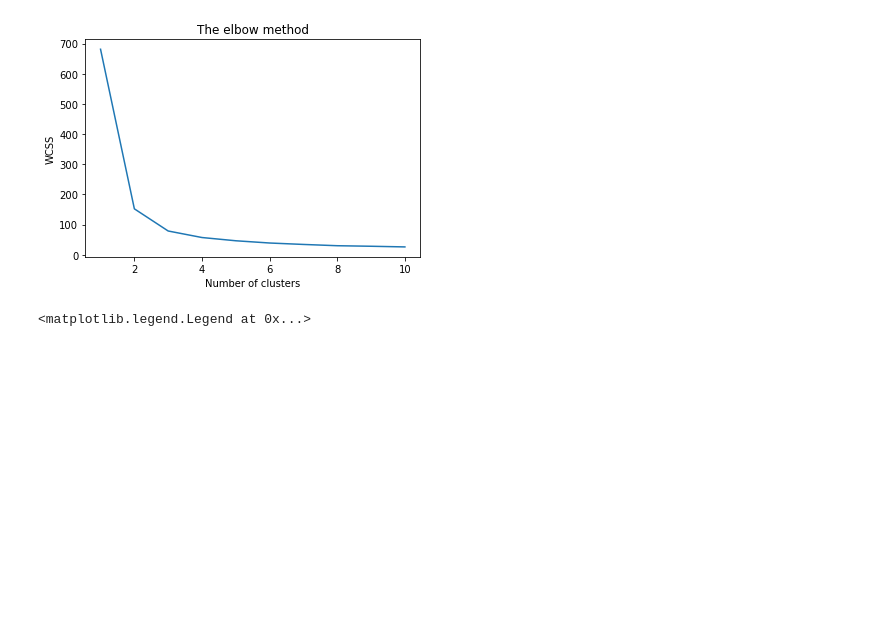
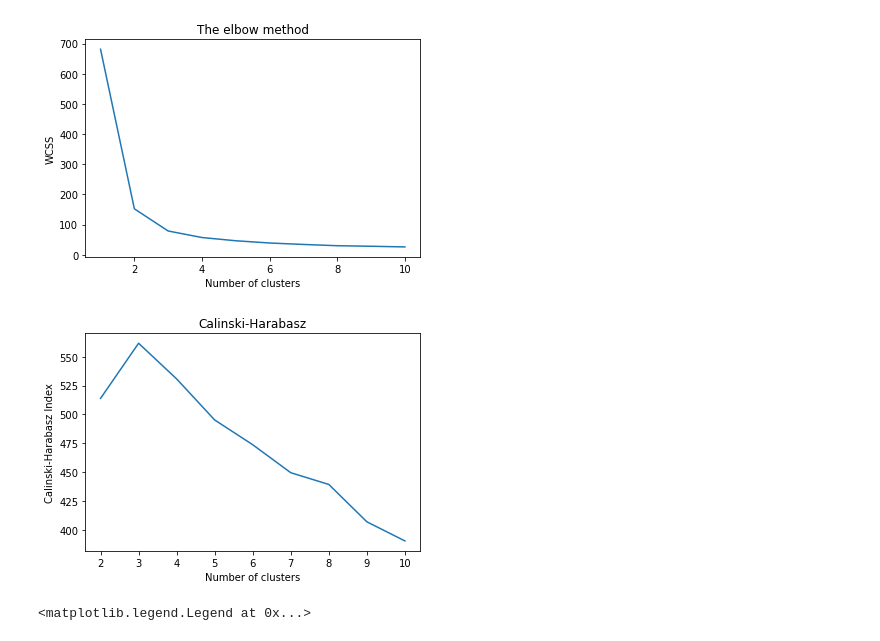
Before and after one commit to spbcoding/ml-aws-course, a Jupyter notebook: lab05-k-means.ipynb, the cells around one changed output. Saved outputs shown, nothing was run; the diff lists cells and outputs as text; code cells hidden in the pictures; blank space fills up the shorter version.

Commit message:
Calinski-Harabasz Index added

```diff
--- a/lab05-k-means.ipynb
+++ b/lab05-k-means.ipynb
@@ -129,6 +145,26 @@ plt.ylabel('WCSS') #within cluster sum of squares
 plt.show()
 # %% [output]
 [figure]
+# %%
+#Finding the optimum number of clusters for k-means classification
+from sklearn.cluster import KMeans
+chs = []
+x = iris.data
+
+for i in range(2, 11):
+    kmeans = KMeans(n_clusters = i, init = 'k-means++', max_iter = 300, n_init = 10, random_state = 0)
+    kmeans.fit(x)
+
+    labels = kmeans.labels_
+    chs.append(calinski_harabasz_score(x, labels))
+# %%
+plt.plot(range(2, 11), chs)
+plt.title('Calinski-Harabasz')
+plt.xlabel('Number of clusters')
+plt.ylabel('Calinski-Harabasz Index') #within cluster sum of squares
+plt.show()
+# %% [output]
+[figure, added]
 # %%
 kmeans = KMeans(n_clusters = 3, init = 'k-means++', max_iter = 300, n_init = 10, random_state = 0)
 y_kmeans = kmeans.fit_predict(x)
```
Also changed, not shown: parts of 6 cells of this notebook.
